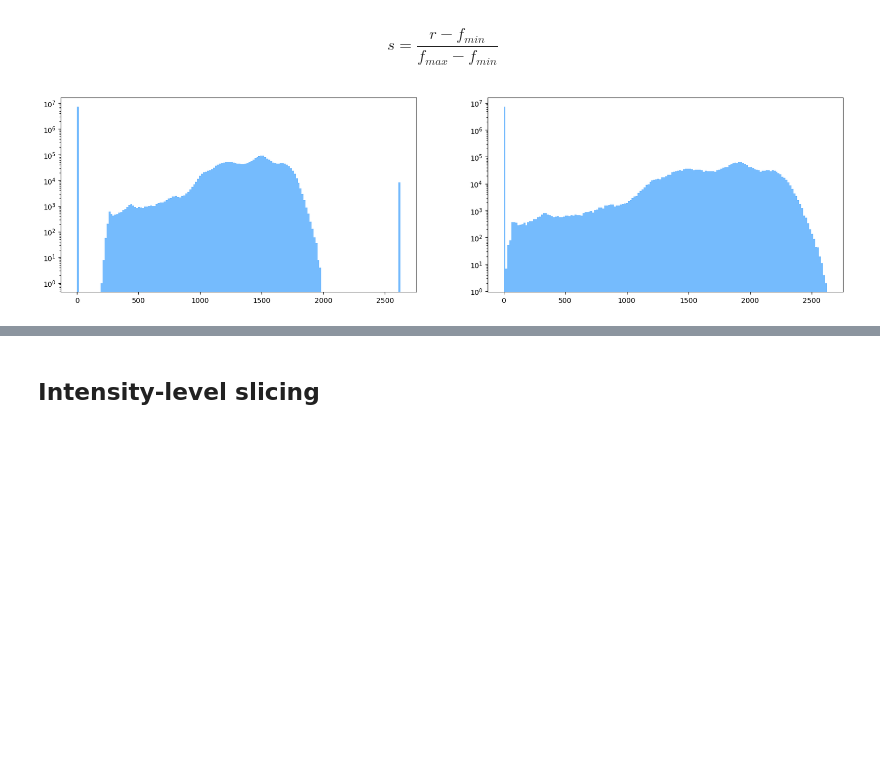
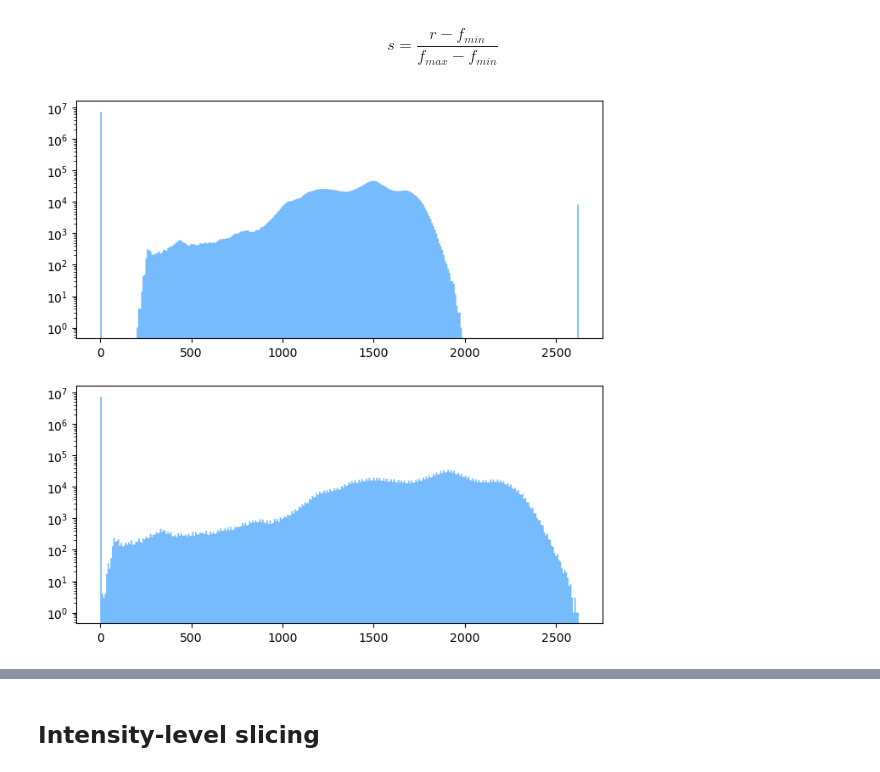
Before and after one commit to jefftorres/med-img, a Jupyter notebook: transforms.ipynb, the cells around one changed output, grey strips where cells are left out. Drawn from its saved outputs; the diff is of its cells as text; code cells hidden in the pictures; blank space fills up the shorter version.

Commit message:
Added hist transforms

```diff
--- a/transforms.ipynb
+++ b/transforms.ipynb
@@ -34,6 +34,25 @@ def dcm_show_transform(array, titles=None):
         plt.title(titles[i])
         plt.axis('off')
         plt.imshow(array[i], cmap=plt.gray())
+# %%
+def dcm_hist(array, bins=328):
+    # array.insert(0, img)
+
+    fig, ax = plt.subplots(len(array), figsize=(8, 4 * len(array)))
+    left  = np.max(array[-1]) * -.05
+    right = np.max(array[-1]) * 1.05
+
+    if len(array) > 1:
+        for i in range(len(array)):
+            ax[i].hist(array[i].ravel(), bins=bins, histtype='stepfilled', color='xkcd:sky blue')
+            ax[i].set_xlim((left, right))
+            ax[i].set_yscale('log')
+    else:
+        ax.hist(array[0].ravel(), bins=bins, histtype='stepfilled', color='xkcd:sky blue')
+        ax.set_xlim((left, right))
+        ax.set_yscale('log')
+
+    plt.show()
 # %% [markdown]
 ## Negativo
 # %% [markdown]
@@ -83,27 +102,14 @@ $$
     s = \frac{r - f_{min}}{f_{max} - f_{min}}
 $$
 # %%
-fig, ax = plt.subplots(1, 2, figsize=(20, 5))
-left  = np.max(img) * -.05
-right = np.max(img) * 1.05
-
-# Imagen
-ax[0].hist(img.ravel(), bins=164, histtype='stepfilled', color='xkcd:sky blue')
-ax[0].set_xlim((left, right))
-ax[0].set_yscale('log')
-
-# Transformada
 lb = np.min(img[img > 0])
 ub = np.max(img[img < np.max(img)])
 # Transforma el texto descriptivo de la vista (MLO, CC) de blanco a negro
 stretch = np.where((0 < img) & (img < np.max(img)), (img - lb) / (ub - lb), 0) * np.max(img)
 
-ax[1].hist(stretch.ravel(), bins=164, histtype='stepfilled', color='xkcd:sky blue')
-ax[1].set_xlim((left, right))
-ax[1].set_yscale('log')
-plt.show()
+dcm_hist([img, stretch])
 # %% [output]
-[figure, old version]
+[figure, new version]
 # %%
 dcm_show_transform([stretch], ['Stretch transform'])
 # %% [output]
```
Also changed, not shown: parts of 13 cells of this notebook.
